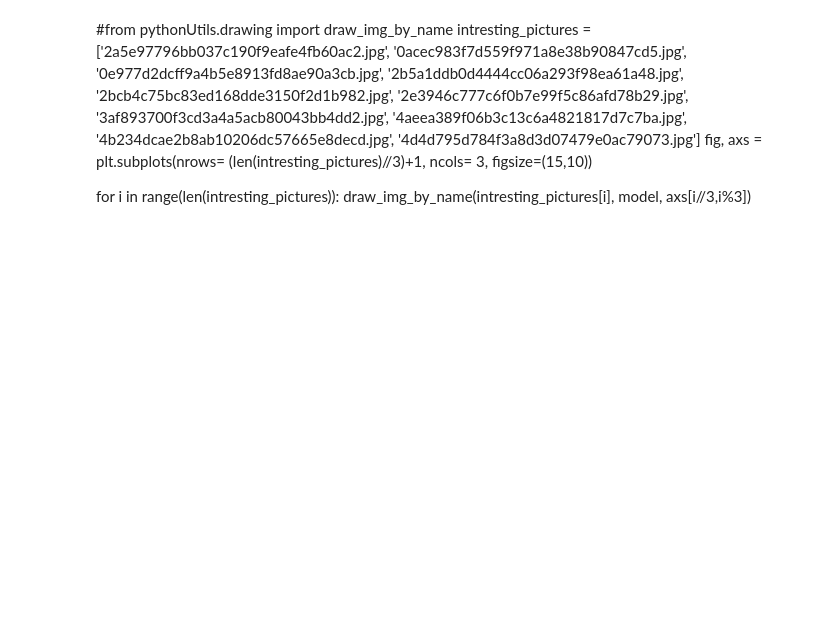
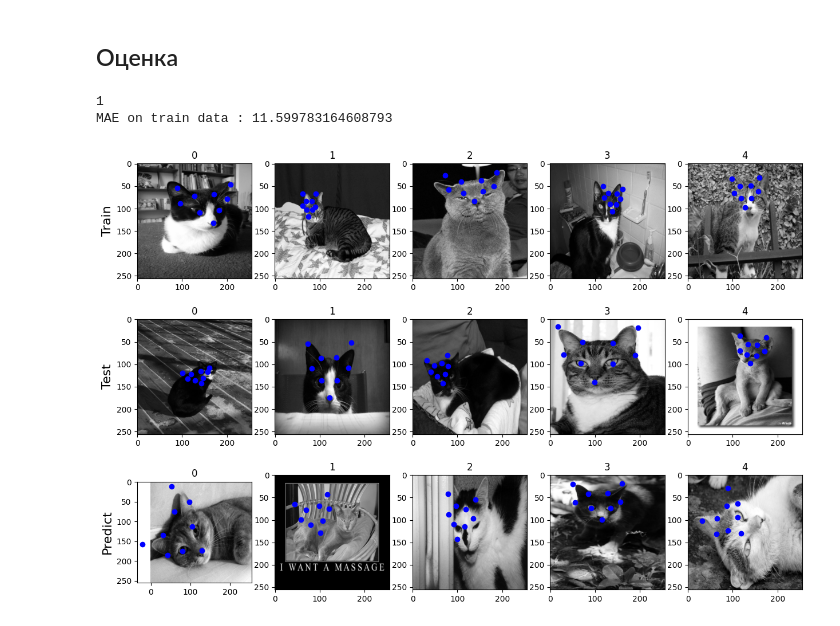
Before and after one commit to firefiruses/CatKaggle, a Jupyter notebook: main.ipynb, the cells around one changed output. Drawn from its saved outputs; the diff is of its cells as text; code cells hidden in the pictures; blank space fills up the shorter version.

Commit message:
some refactoring + additional graphics

```diff
--- a/main.ipynb
+++ b/main.ipynb
@@ -49,12 +17,27 @@ class CatNet(nn.Module):
 # %%
-train_dataset = torch.load("datasets/train.pt")
+s = config.get_s()
+train_dataset = torch.load(f"datasets/train{s}.pt")
+test_dataset = torch.load(f"datasets/test{s}.pt")
+result_dataset = torch.load(f"datasets/predict{s}.pt")
 train_dataloader = torch.utils.data.DataLoader(train_dataset, batch_size=8, shuffle=False)
 train_dataloader_1 = torch.utils.data.DataLoader(train_dataset)
-test_dataset = torch.load("datasets/test.pt")
+train_dataloader_out = torch.utils.data.DataLoader(train_dataset, batch_size= len(train_dataset))
 test_dataloader = torch.utils.data.DataLoader(test_dataset, batch_size=8, shuffle=False)
 test_dataloader_1 = torch.utils.data.DataLoader(test_dataset)
-result_dataset = torch.load("datasets/predict.pt")
+test_dataloader_out = torch.utils.data.DataLoader(test_dataset, batch_size= len(test_dataset))
 result_dataloader_1 = torch.utils.data.DataLoader(result_dataset)
+# %%
+class CatNet(nn.Module):
+    def __init__(self, inputsize, outputsize):
+        super().__init__()
+        self.inputsize = inputsize
+        self.outputsize = outputsize
+        self.model = torch.nn.Sequential(
+            torch.nn.Flatten(),
+            torch.nn.Linear(256*256, 18)
+        )
+    def forward(self, x):
+        return self.model(x)
 # %%
 num_epochs = 40
 learning_rate = 4e-3
@@ -246,7 +126,15 @@ def draw_img_by_name(name, model, axis, tittle = True):
-# %% [markdown]
-#from pythonUtils.drawing import draw_img_by_name
-intresting_pictures = ['2a5e97796bb037c190f9eafe4fb60ac2.jpg', '0acec983f7d559f971a8e38b90847cd5.jpg', '0e977d2dcff9a4b5e8913fd8ae90a3cb.jpg', '2b5a1ddb0d4444cc06a293f98ea61a48.jpg', '2bcb4c75bc83ed168dde3150f2d1b982.jpg', '2e3946c777c6f0b7e99f5c86afd78b29.jpg', '3af893700f3cd3a4a5acb80043bb4dd2.jpg', '4aeea389f06b3c13c6a4821817d7c7ba.jpg', '4b234dcae2b8ab10206dc57665e8decd.jpg', '4d4d795d784f3a8d3d07479e0ac79073.jpg']
-fig, axs = plt.subplots(nrows= (len(intresting_pictures)//3)+1, ncols= 3,  figsize=(15,10))
-
-for i in range(len(intresting_pictures)):
-    draw_img_by_name(intresting_pictures[i], model, axs[i//3,i%3])
+# %% [markdown]
+## Оценка
+# %%
+print(f"MAE on train data : {metrics.mae(train_dataloader_out, model)}")
+print(f"MAE on test data : {metrics.mae(test_dataloader_out, model)}")
+# %% [output]
+1
+MAE on train data : 11.599783164608793
+# %%
+fig, axs = plt.subplots(nrows= 3 , ncols= 5,  figsize=(15,10))
+drawing.draw_pred_line(axs, train_dataset, model, 'Train', 0, 5)
+drawing.draw_pred_line(axs, test_dataset, model, 'Test', 1, 5)
+drawing.draw_pred_line(axs, result_dataset, model, 'Predict', 2, 5)
+# %% [output]
+[figure, added]
```
Also changed, not shown: parts of 19 cells of this notebook, 5 other files.
